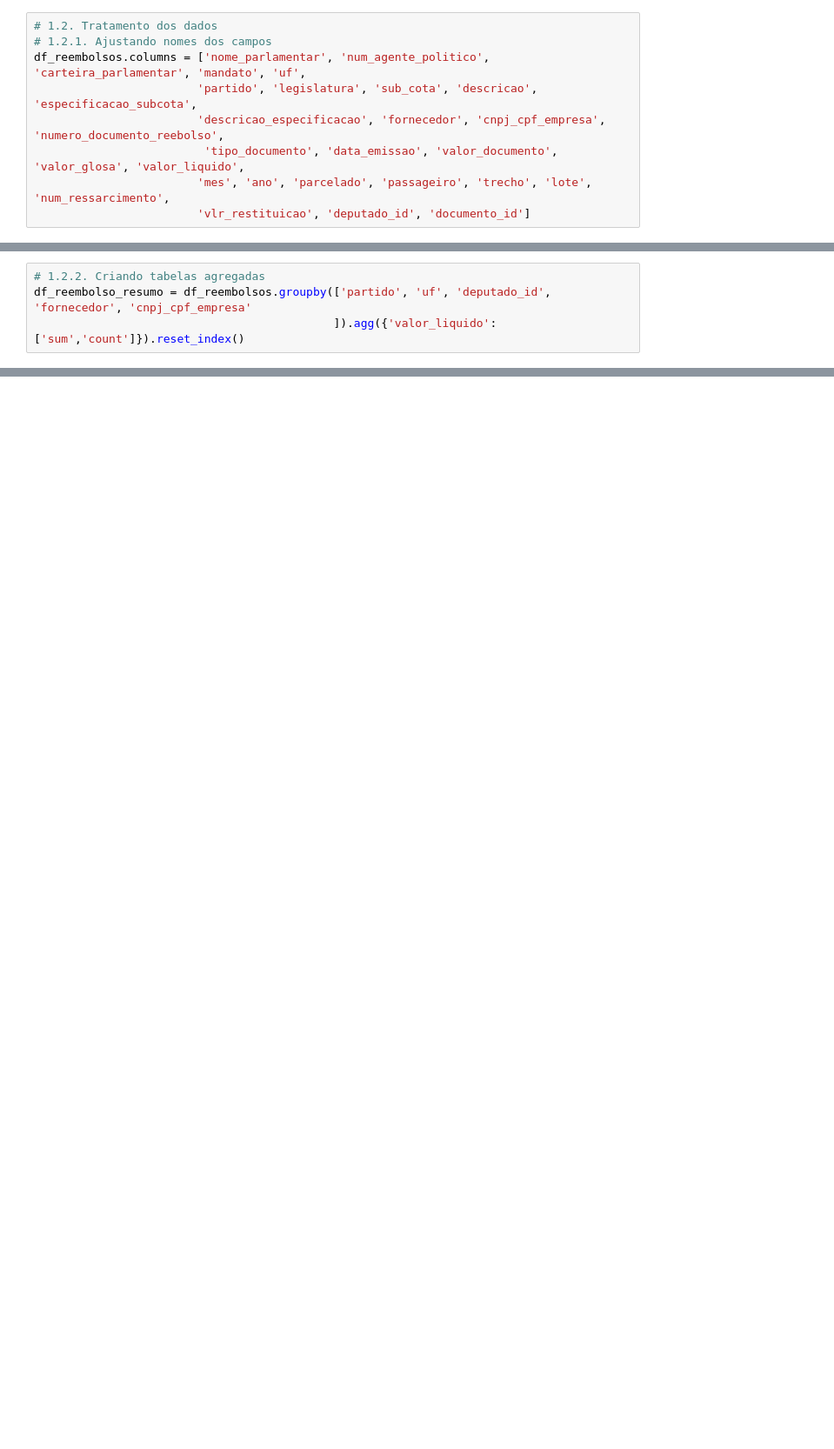
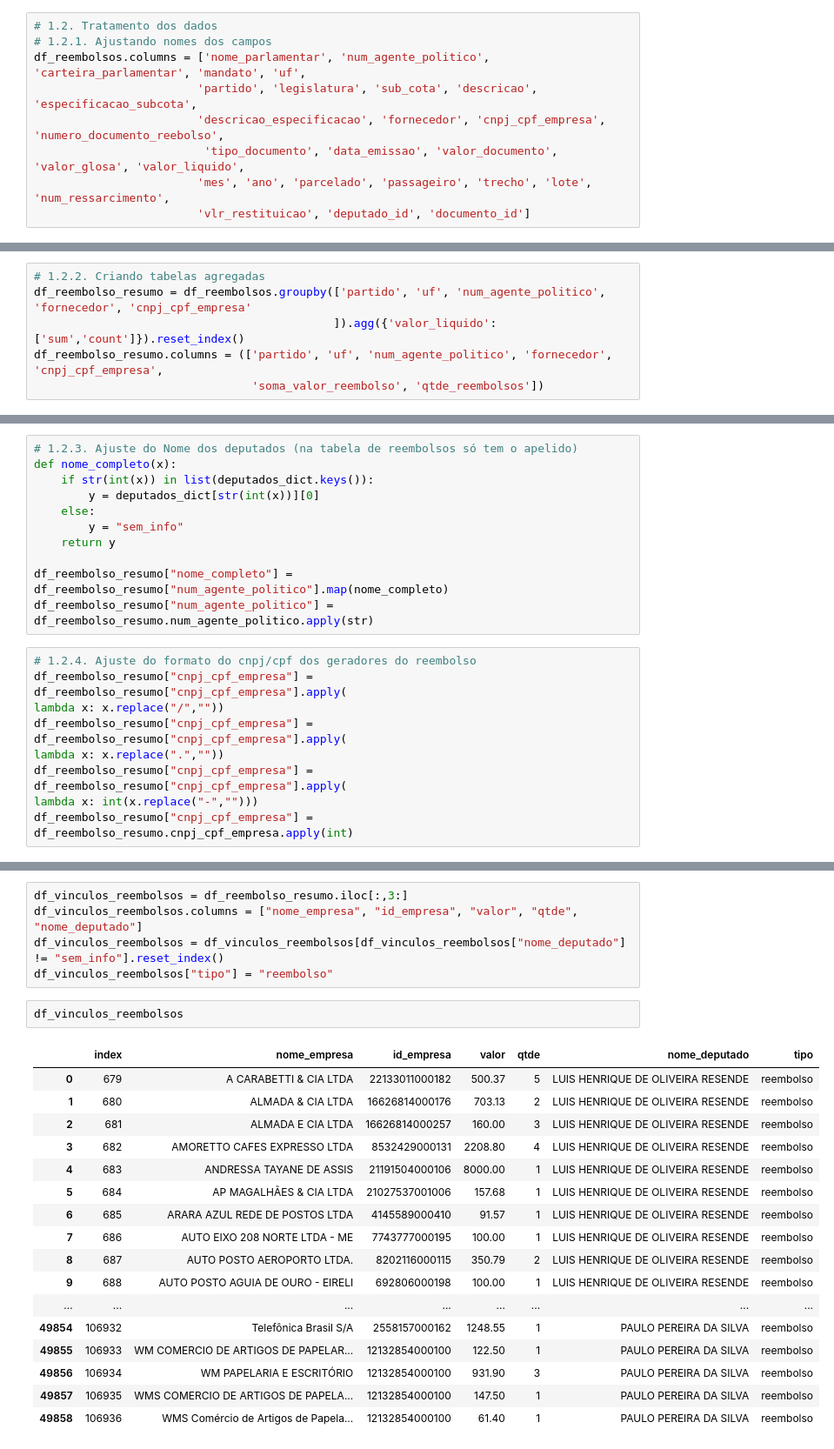
Before and after one commit to ghmc91/Analise_Gastos_Parlamentares, a Jupyter notebook: Scripts/Analise_Gastos_parlamentares.ipynb, the cells around one changed output, grey strips where cells are left out. Shown at 87% size. Cells and saved outputs as stored; diff of their text form; blank space fills up the shorter version.

Commit message:
Criação de tabelas agregadas e criação de tabelas de vínculo

```diff
--- a/Scripts/Analise_Gastos_parlamentares.ipynb
+++ b/Scripts/Analise_Gastos_parlamentares.ipynb
@@ -75,4 +45,6 @@ df_receitas.columns = ['cod_eleicao', 'desc_eleicao', 'data_hora', 'CNPJ_prestad
 # %%
 # 1.2.2. Criando tabelas agregadas
-df_reembolso_resumo = df_reembolsos.groupby(['partido', 'uf', 'deputado_id', 'fornecedor', 'cnpj_cpf_empresa'
+df_reembolso_resumo = df_reembolsos.groupby(['partido', 'uf', 'num_agente_politico', 'fornecedor', 'cnpj_cpf_empresa'
                                             ]).agg({'valor_liquido':['sum','count']}).reset_index()
+df_reembolso_resumo.columns = (['partido', 'uf', 'num_agente_politico', 'fornecedor', 'cnpj_cpf_empresa',
+                                'soma_valor_reembolso', 'qtde_reembolsos'])
@@ -103,0 +58,20 @@ df_reembolso_resumo
+# %%
+# 1.2.3. Ajuste do Nome dos deputados (na tabela de reembolsos só tem o apelido)
+def nome_completo(x):
+    if str(int(x)) in list(deputados_dict.keys()):
+        y = deputados_dict[str(int(x))][0]
+    else:
+        y = "sem_info"
+    return y
+
+df_reembolso_resumo["nome_completo"] = df_reembolso_resumo["num_agente_politico"].map(nome_completo)
+df_reembolso_resumo["num_agente_politico"] = df_reembolso_resumo.num_agente_politico.apply(str)
+# %%
+# 1.2.4. Ajuste do formato do cnpj/cpf dos geradores do reembolso
+df_reembolso_resumo["cnpj_cpf_empresa"] = df_reembolso_resumo["cnpj_cpf_empresa"].apply(
+lambda x: x.replace("/",""))
+df_reembolso_resumo["cnpj_cpf_empresa"] = df_reembolso_resumo["cnpj_cpf_empresa"].apply(
+lambda x: x.replace(".",""))
+df_reembolso_resumo["cnpj_cpf_empresa"] = df_reembolso_resumo["cnpj_cpf_empresa"].apply(
+lambda x: int(x.replace("-","")))
+df_reembolso_resumo["cnpj_cpf_empresa"] = df_reembolso_resumo.cnpj_cpf_empresa.apply(int)
@@ -103,0 +84,25 @@ df_reembolso_resumo
+# %%
+df_vinculos_reembolsos = df_reembolso_resumo.iloc[:,3:]
+df_vinculos_reembolsos.columns = ["nome_empresa", "id_empresa", "valor", "qtde", "nome_deputado"]
+df_vinculos_reembolsos = df_vinculos_reembolsos[df_vinculos_reembolsos["nome_deputado"] != "sem_info"].reset_index()
+df_vinculos_reembolsos["tipo"] = "reembolso"
+# %%
+df_vinculos_reembolsos
+# %% [output]
+|  | index | nome_empresa | id_empresa | valor | qtde | nome_deputado | tipo |
+| 0 | 679 | A CARABETTI & CIA LTDA | 22133011000182 | 500.37 | 5 | LUIS HENRIQUE DE OLIVEIRA RESENDE | reembolso |
+| 1 | 680 | ALMADA & CIA LTDA | 16626814000176 | 703.13 | 2 | LUIS HENRIQUE DE OLIVEIRA RESENDE | reembolso |
+| 2 | 681 | ALMADA E CIA LTDA | 16626814000257 | 160.00 | 3 | LUIS HENRIQUE DE OLIVEIRA RESENDE | reembolso |
+| 3 | 682 | AMORETTO CAFES EXPRESSO LTDA | 8532429000131 | 2208.80 | 4 | LUIS HENRIQUE DE OLIVEIRA RESENDE | reembolso |
+| 4 | 683 | ANDRESSA TAYANE DE ASSIS | 21191504000106 | 8000.00 | 1 | LUIS HENRIQUE DE OLIVEIRA RESENDE | reembolso |
+| 5 | 684 | AP MAGALHÃES & CIA LTDA | 21027537001006 | 157.68 | 1 | LUIS HENRIQUE DE OLIVEIRA RESENDE | reembolso |
+| 6 | 685 | ARARA AZUL REDE DE POSTOS LTDA | 4145589000410 | 91.57 | 1 | LUIS HENRIQUE DE OLIVEIRA RESENDE | reembolso |
+| 7 | 686 | AUTO EIXO 208 NORTE LTDA - ME | 7743777000195 | 100.00 | 1 | LUIS HENRIQUE DE OLIVEIRA RESENDE | reembolso |
+| 8 | 687 | AUTO POSTO AEROPORTO LTDA. | 8202116000115 | 350.79 | 2 | LUIS HENRIQUE DE OLIVEIRA RESENDE | reembolso |
+| 9 | 688 | AUTO POSTO AGUIA DE OURO - EIRELI | 692806000198 | 100.00 | 1 | LUIS HENRIQUE DE OLIVEIRA RESENDE | reembolso |
+| ... | ... | ... | ... | ... | ... | ... | ... |
+| 49854 | 106932 | Telefônica Brasil S/A | 2558157000162 | 1248.55 | 1 | PAULO PEREIRA DA SILVA | reembolso |
+| 49855 | 106933 | WM COMERCIO DE ARTIGOS DE PAPELAR... | 12132854000100 | 122.50 | 1 | PAULO PEREIRA DA SILVA | reembolso |
+| 49856 | 106934 | WM PAPELARIA E ESCRITÓRIO | 12132854000100 | 931.90 | 3 | PAULO PEREIRA DA SILVA | reembolso |
+| 49857 | 106935 | WMS COMERCIO DE ARTIGOS DE PAPELA... | 12132854000100 | 147.50 | 1 | PAULO PEREIRA DA SILVA | reembolso |
+| 49858 | 106936 | WMS Comércio de Artigos de Papela... | 12132854000100 | 61.40 | 1 | PAULO PEREIRA DA SILVA | reembolso |
```
Also changed, not shown: parts of 16 cells of this notebook, 1 other file.
